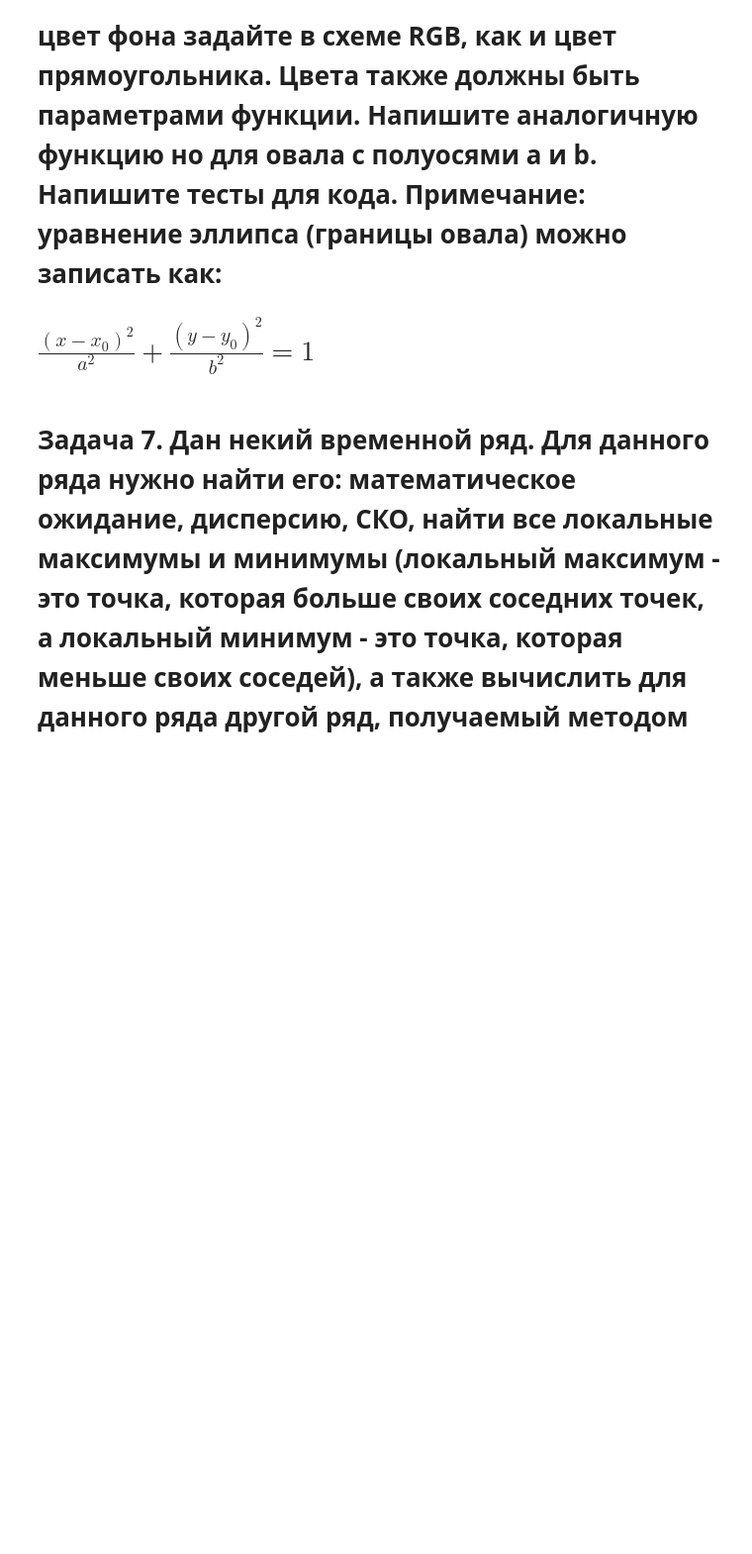
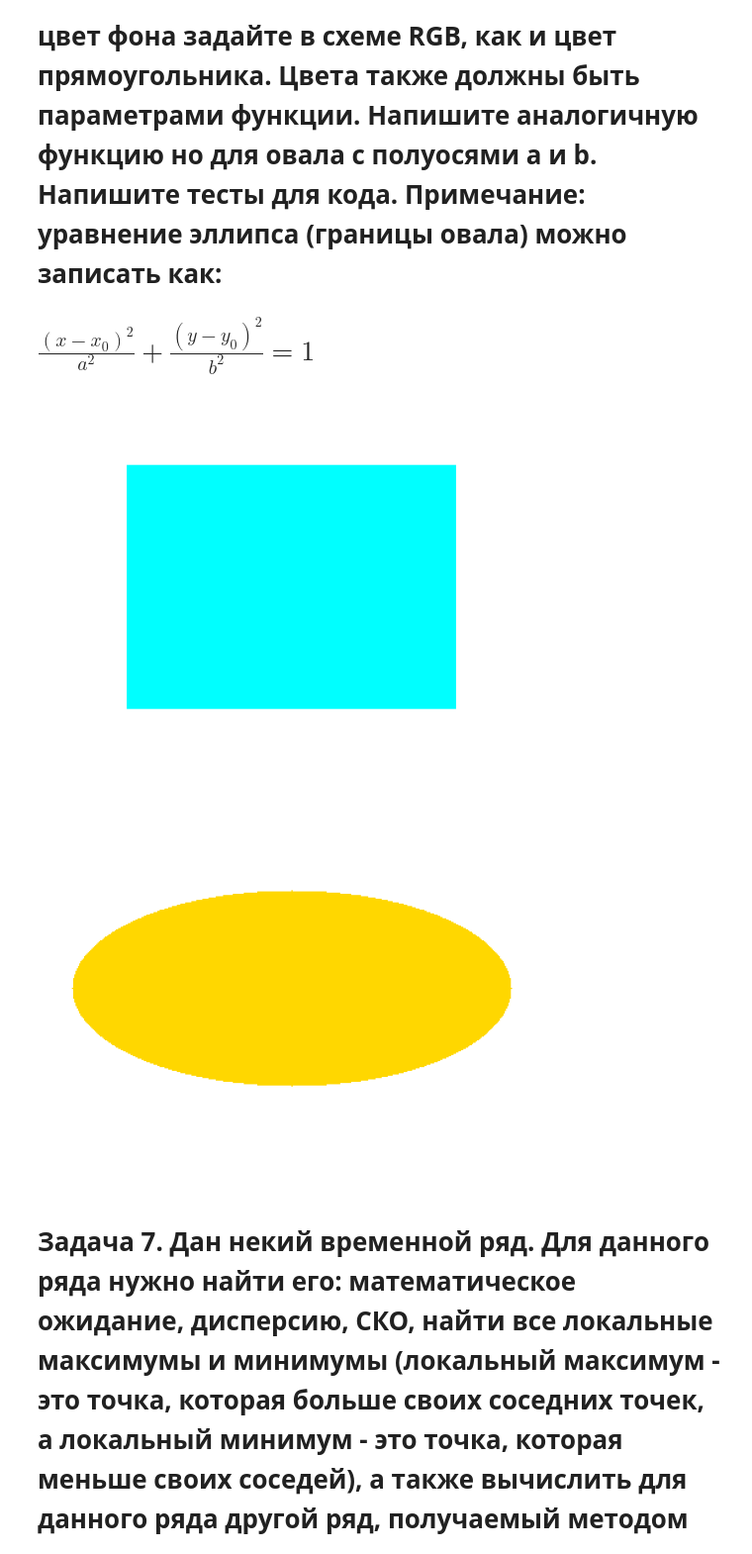
Before and after one commit to AMGspecialist/lab1, a Jupyter notebook: numpy.ipynb, the cells around one changed output. Shown: that part at 99% size. Drawn from its saved outputs; the diff is of its cells as text; code cells hidden in the pictures; blank space fills up the shorter version.

```diff
--- a/numpy.ipynb
+++ b/numpy.ipynb
@@ -214,6 +149,44 @@ if __name__ == "__main__":
 <h1>Задача 6. Напишите функцию, которая отрисовывает прямоугольник с заданными размерами (a, b) на изображении размера (m, n), цвет фона задайте в схеме RGB, как и цвет прямоугольника. Цвета также должны быть параметрами функции. Напишите аналогичную функцию но для овала с полуосями a и b. Напишите тесты для кода.
 Примечание: уравнение эллипса (границы овала) можно записать как:
 <h1>$\frac{(x-x_0)^2}{a^2}+\frac{(y-y_0)^2}{b^2}=1$
+# %%
+def draw_rectangle(a, b, m, n, rectangle_color, background_color):
+
+    image = np.full((m, n, 3), background_color, dtype=np.uint8)
+
+    #Координаты углов прямоугольника
+    x1, y1 = int((n - a) / 2), int((m - b) / 2)
+    x2, y2 = x1 + a, y1 + b
+
+    #Рисуем прямоугольник
+    image[y1:y2, x1:x2] = rectangle_color
+
+    plt.imshow(image)
+    plt.axis('off')
+    plt.show()
+
+def draw_ellipse(a, b, m, n, ellipse_color, background_color):
+
+    image = np.full((m, n, 3), background_color, dtype=np.uint8)
+
+    x0, y0 = int(n / 2), int(m / 2)
+    #Координатная сетка
+    y, x = np.ogrid[0:m, 0:n]
+    #Уравнение Эллипса
+    mask = ((x - x0) ** 2 / (a ** 2) + (y - y0) ** 2 / (b ** 2)) <= 1
+    #Эллипс
+    image[mask] = ellipse_color
+
+    plt.imshow(image)
+    plt.axis('off')
+    plt.show()
+
+# Тесты
+draw_rectangle(270, 200, 300, 400, (0, 255, 255), (255, 255, 255))
+draw_ellipse(180, 80, 300, 400, (255, 215, 0), (255, 255, 255))
+# %% [output]
+[figure, added]
+[figure, added]
 # %% [markdown]
 <h1>Задача 7. Дан некий временной ряд. Для данного ряда нужно найти его: математическое ожидание, дисперсию, СКО, найти все локальные максимумы и минимумы (локальный максимум - это точка, которая больше своих соседних точек, а локальный минимум - это точка, которая меньше своих соседей), а также вычислить для данного ряда другой ряд, получаемый методом скользящего среднего с размером окна $p$.
 <h1>Примечание: метод скользящего среднего подразумевает нахождение среднего из подмножетсва ряда размером $p$
```
Also changed, not shown: parts of 9 cells of this notebook.
